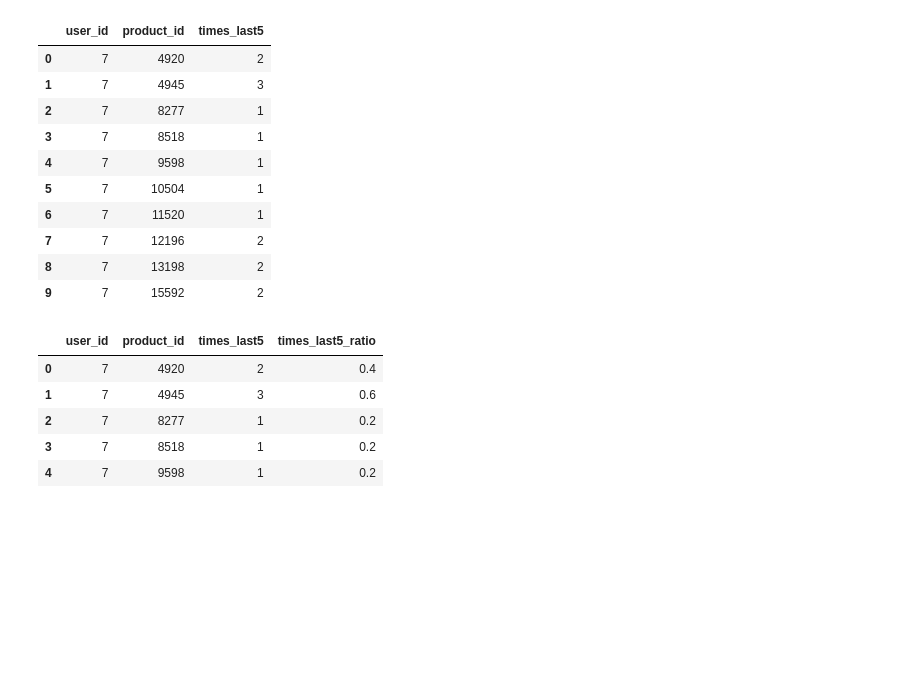
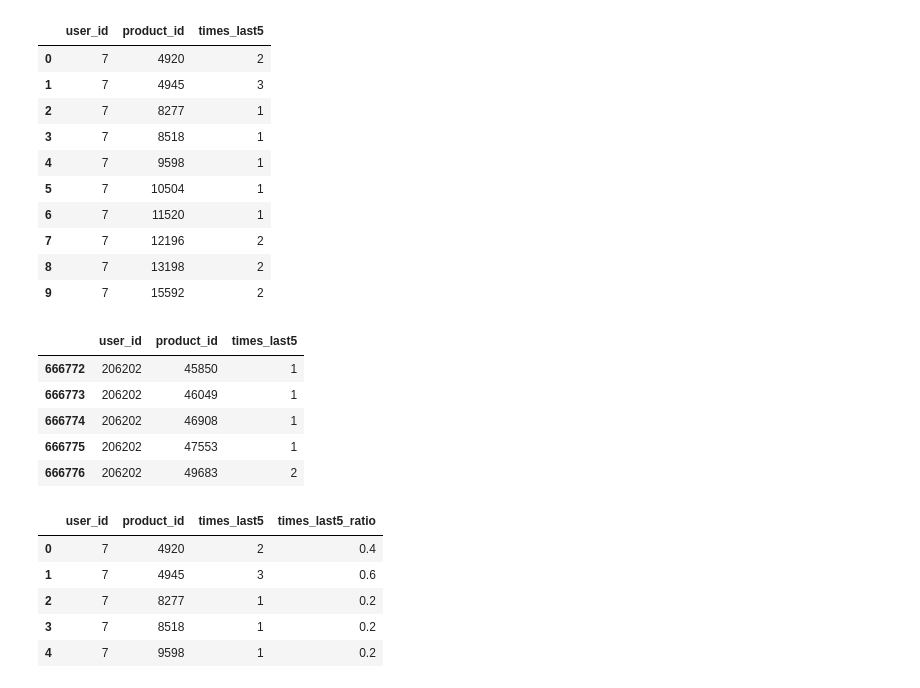
Before and after one commit to LoizosMat/instacart-github-loimat, a Jupyter notebook: instacart-loizos-symeon (1).ipynb, the cells around one changed output. Drawn from its saved outputs; the diff is of its cells as text; code cells hidden in the pictures; blank space fills up the shorter version.

```diff
--- a/instacart-loizos-symeon (1).ipynb
+++ b/instacart-loizos-symeon (1).ipynb
@@ -52,6 +52,15 @@ last_five.head(10)
 | 7 | 7 | 12196 | 2 |
 | 8 | 7 | 13198 | 2 |
 | 9 | 7 | 15592 | 2 |
+# %%
+last_five.tail()
+# %% [output]
+|  | user_id | product_id | times_last5 |
+| 666772 | 206202 | 45850 | 1 |
+| 666773 | 206202 | 46049 | 1 |
+| 666774 | 206202 | 46908 | 1 |
+| 666775 | 206202 | 47553 | 1 |
+| 666776 | 206202 | 49683 | 2 |
 # %%
 last_five['times_last5_ratio'] = last_five.times_last5 / 5
 last_five.head()
```
